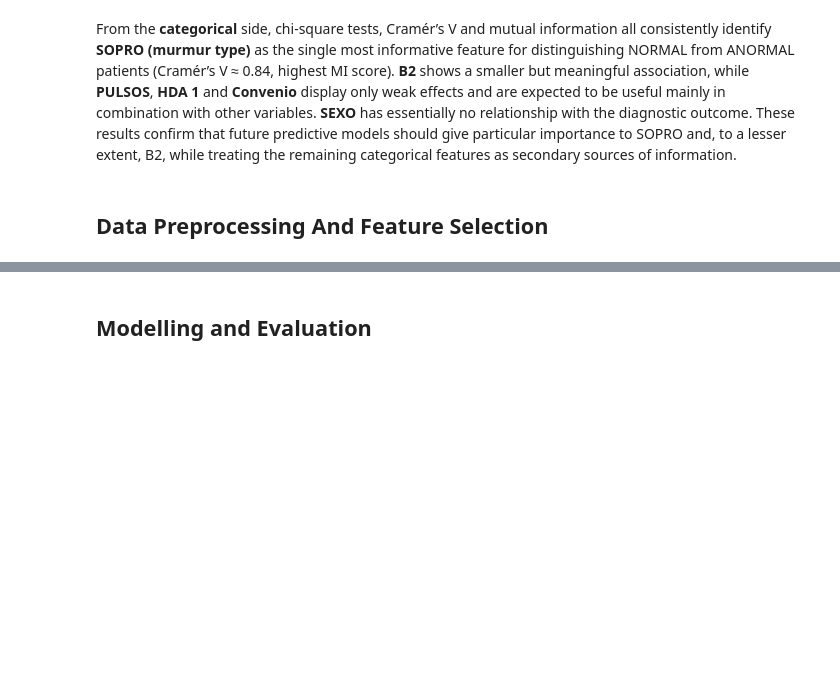
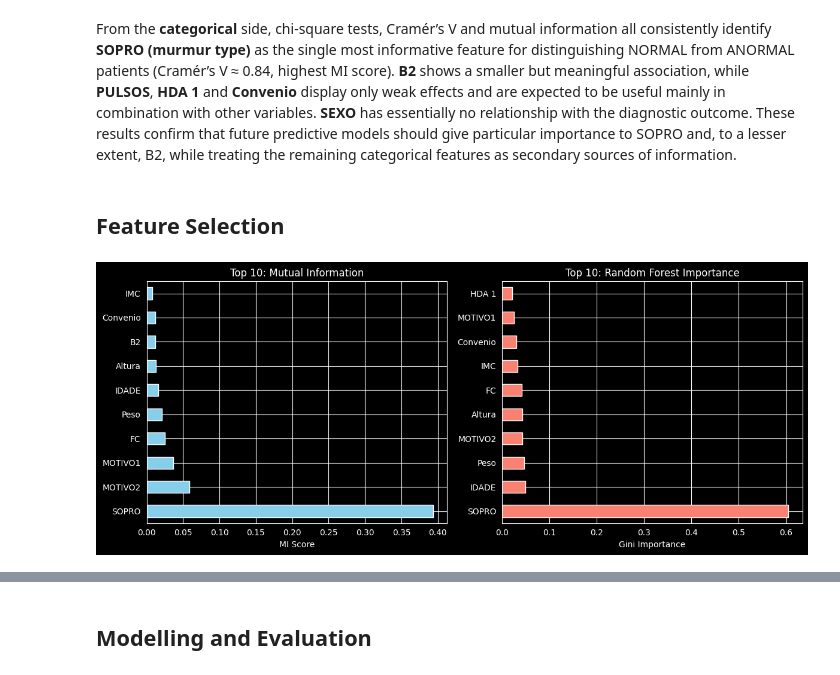
Before and after one commit to Proenca13/Project_FDS, a Jupyter notebook: PredictingCardiacDiseasesChildren.ipynb, the cells around one changed output, grey strips where cells are left out. Saved outputs shown, nothing was run; the diff lists cells and outputs as text; code cells hidden in the pictures; blank space fills up the shorter version.

```diff
--- a/PredictingCardiacDiseasesChildren.ipynb
+++ b/PredictingCardiacDiseasesChildren.ipynb
@@ -1435,16 +1435,16 @@ uninformative for prediction.
 
 To complement χ² / Cramér’s V, we compute **mutual information** between each categorical feature and the binary target. MI measures how much knowing a feature reduces uncertainty about the class (higher = more informative).
 # %%
-df_mi = df.copy()
+X = df.drop(columns="NORMAL X ANORMAL")
+y = df['NORMAL X ANORMAL'].astype('category').cat.codes
 
+X_mi = X.copy()
 for col in categorical_vars:
-    df_mi[col] = df_mi[col].astype('category').cat.codes
+    X_mi[col] = X_mi[col].astype('category').cat.codes
+X_mi = X_mi.fillna(X_mi.median())
 
-X = df_mi[categorical_vars]
-y = df_mi['NORMAL X ANORMAL'].astype('category').cat.codes
+mi_scores = mutual_info_classif(X_mi, y)
 
-mi_scores = mutual_info_classif(X, y, discrete_features=True)
-
-mi_df = pd.DataFrame({'Feature': categorical_vars, 'MI Score': mi_scores})
-mi_df.sort_values('MI Score', ascending=False)
+mi_results = pd.Series(mi_scores, index=df_model.columns).sort_values(ascending=False)
+mi_results
 # %% [output]
@@ -1487,4 +1494,28 @@ Overall, the multivariate analysis indicates that numeric clinical measurements
 # %% [markdown]
 From the **categorical** side, chi-square tests, Cramér’s V and mutual information all consistently identify **SOPRO (murmur type)** as the single most informative feature for distinguishing NORMAL from ANORMAL patients (Cramér’s V ≈ 0.84, highest MI score). **B2** shows a smaller but meaningful association, while **PULSOS**, **HDA 1** and **Convenio** display only weak effects and are expected to be useful mainly in combination with other variables. **SEXO** has essentially no relationship with the diagnostic outcome. These results confirm that future predictive models should give particular importance to SOPRO and, to a lesser extent, B2, while treating the remaining categorical features as secondary sources of information.
 # %% [markdown]
-## Data Preprocessing And Feature Selection
+## Feature Selection
+# %%
+
+rf = RandomForestClassifier(n_estimators=100, random_state=42)
+rf.fit(X_mi, y)
+rf_results = pd.Series(rf.feature_importances_, index=df_model.columns).sort_values(ascending=False)
+
+plt.figure(figsize=(12, 5))
+
+# Plot Mutual Information
+plt.subplot(1, 2, 1)
+mi_results.head(10).plot(kind='barh', color='skyblue')
+plt.title("Top 10: Mutual Information")
+plt.xlabel("MI Score")
+
+# Plot RF Importance
+plt.subplot(1, 2, 2)
+rf_results.head(10).plot(kind='barh', color='salmon')
+plt.title("Top 10: Random Forest Importance")
+plt.xlabel("Gini Importance")
+
+plt.tight_layout()
+plt.show()
+# %% [output]
+[figure, added]
```
Also changed, not shown: parts of 15 cells of this notebook.
